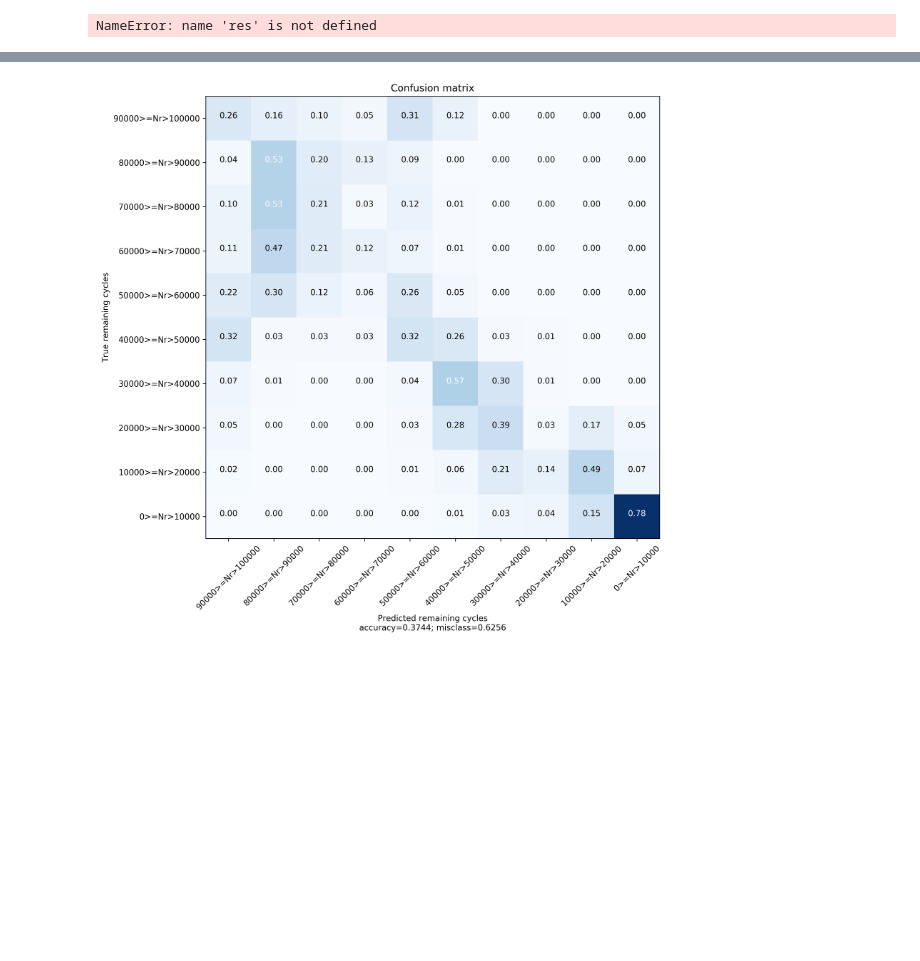
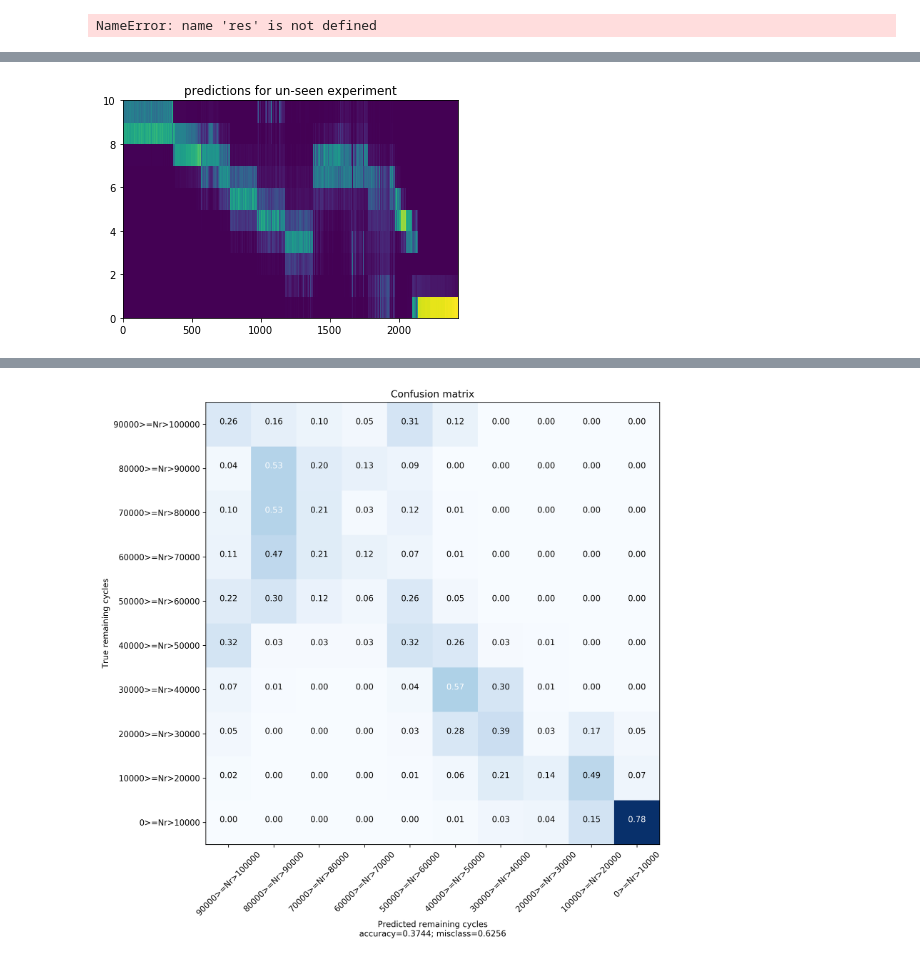
Before and after one commit to mylonasc/deep-rul-models, a Jupyter notebook: 2019-12-13_ReImplementDenseNet.ipynb, the cells around one changed output, grey strips where cells are left out. Cells and saved outputs as stored; diff of their text form; code cells hidden in the pictures; blank space fills up the shorter version.

```diff
--- a/2019-12-13_ReImplementDenseNet.ipynb
+++ b/2019-12-13_ReImplementDenseNet.ipynb
@@ -515,3 +405,12 @@ NameError: name 'preds_0' is not defined
+# %%
+Xp  = X_all[eid_vector_all=='VA_1']
+Yp = Y_all[eid_vector_all=='VA_1']
+preds = model.predict(Xp, batch_size=100)
+pplot.pcolor(tf.math.softmax(preds[1],axis = 1).eval().T)
+pplot.title("predictions for un-seen experiment")
+pplot.show()
+# %% [output]
+[figure, added]
 # %%
 pplot.plot(np.argmax(preds[1],1)*10000,Yp,'.')
 # %% [output]
```
Also changed, not shown: parts of 55 cells of this notebook, 2 other files.
